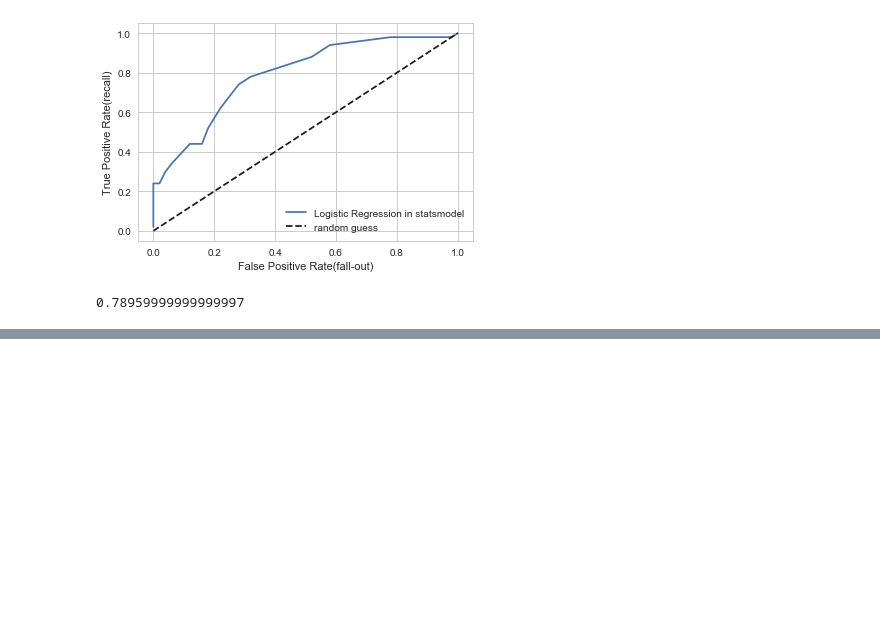
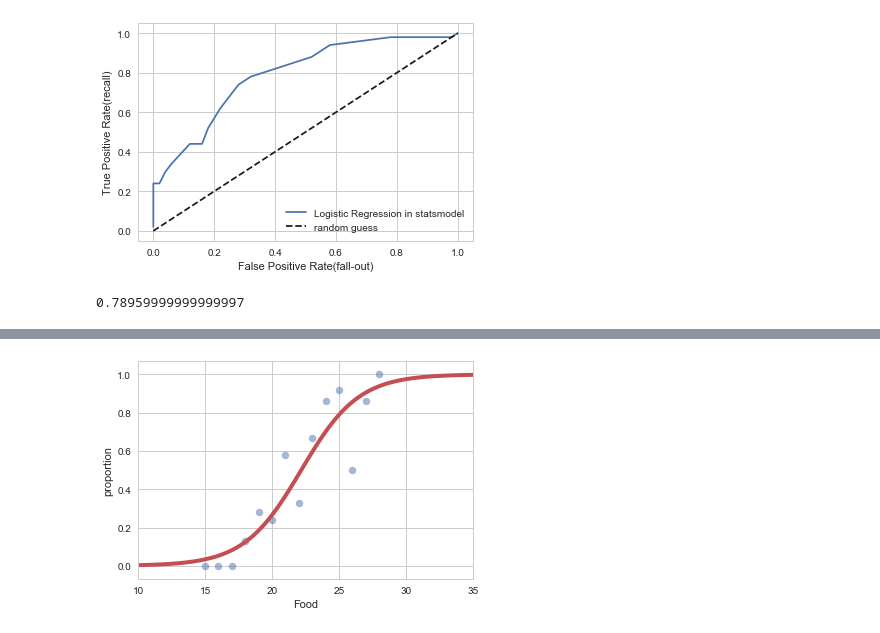
Before and after one commit to Junhojuno/TIL, a Jupyter notebook: machinelearning/classification/logistic_regression_review.ipynb, the cells around one changed output, grey strips where cells are left out. Cells and saved outputs as stored; diff of their text form; code cells hidden in the pictures; blank space fills up the shorter version.

```diff
--- a/machinelearning/classification/logistic_regression_review.ipynb
+++ b/machinelearning/classification/logistic_regression_review.ipynb
@@ -363,0 +391,9 @@ auc(fpr2, tpr2)
+# %%
+from scipy import stats
+stats.chisqprob = lambda chisq, df : stats.chi2.sf(chisq, df)
+
+x = sm.add_constant(df.Food)
+y = df.proportion
+model = sm.Logit(y,x)
+result = model.fit(disp=0)
+print(result.summary())
@@ -363,0 +416,8 @@ auc(fpr2, tpr2)
+# %%
+df.plot.scatter(x='Food', y='proportion', s=50, alpha=0.5)
+xx = np.linspace(10,35,100)
+plt.plot(xx, result.predict(sm.add_constant(xx)), c='r', lw=4)
+plt.xlim(10,35)
+plt.show()
+# %% [output]
+[figure, added]
```
Also changed, not shown: parts of 7 cells of this notebook.
